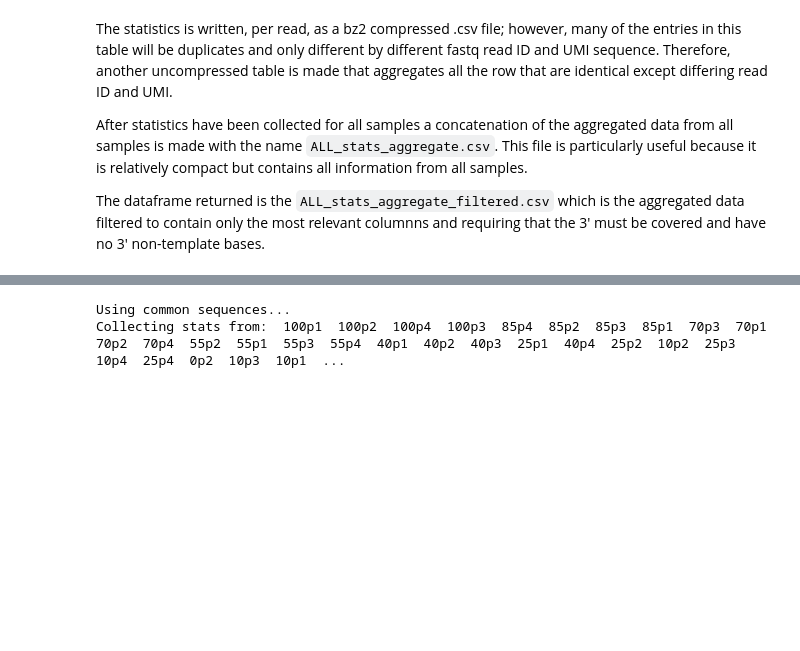
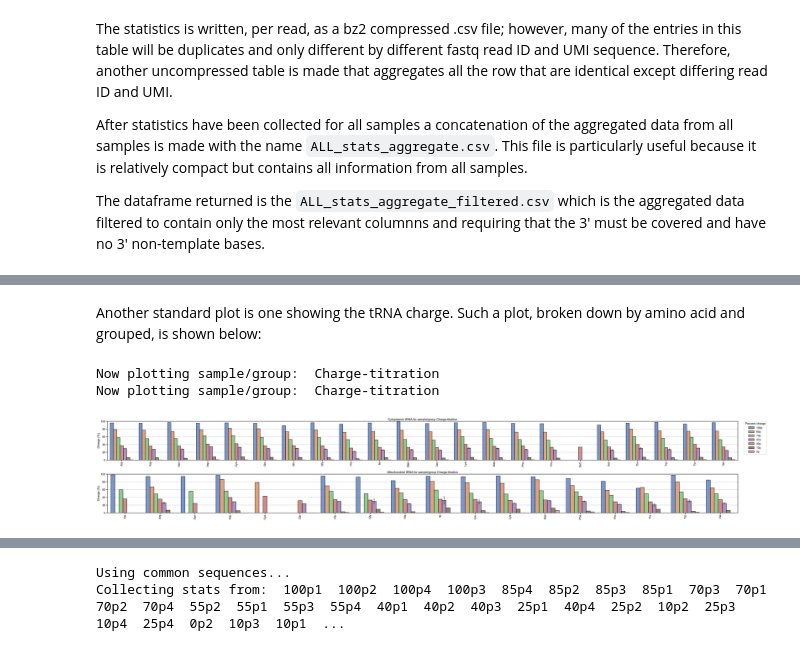
Before and after one commit to krdav/tRNA-charge-seq, a Jupyter notebook: projects/example/process_data.ipynb, the cells around one changed output, grey strips where cells are left out. Saved outputs shown, nothing was run; the diff lists cells and outputs as text; code cells hidden in the pictures; blank space fills up the shorter version.

```diff
--- a/projects/example/process_data.ipynb
+++ b/projects/example/process_data.ipynb
@@ -485,0 +514,16 @@ agg_df.head(2)
+# %% [markdown]
+Another standard plot is one showing the tRNA charge.
+Such a plot, broken down by amino acid and grouped, is shown below:
+# %%
+# Grouped plot, per codon:
+plot_obj.plot_abundance(plot_name='charge-plot_codon_grp', group=True, \
+                        plot_type='codon', min_obs=50, charge_plot=True)
+# Grouped plot, per amino acid:
+plot_obj.plot_abundance(plot_name='charge-plot_aa_grp', group=True, \
+                        plot_type='aa', min_obs=50, charge_plot=True)
+img = WImage(filename='data/plotting/charge-plot_aa_grp.pdf[0]')
+img
+# %% [output]
+Now plotting sample/group:  Charge-titration
+Now plotting sample/group:  Charge-titration
+[figure, added]
```
Also changed, not shown: parts of 44 cells of this notebook.
